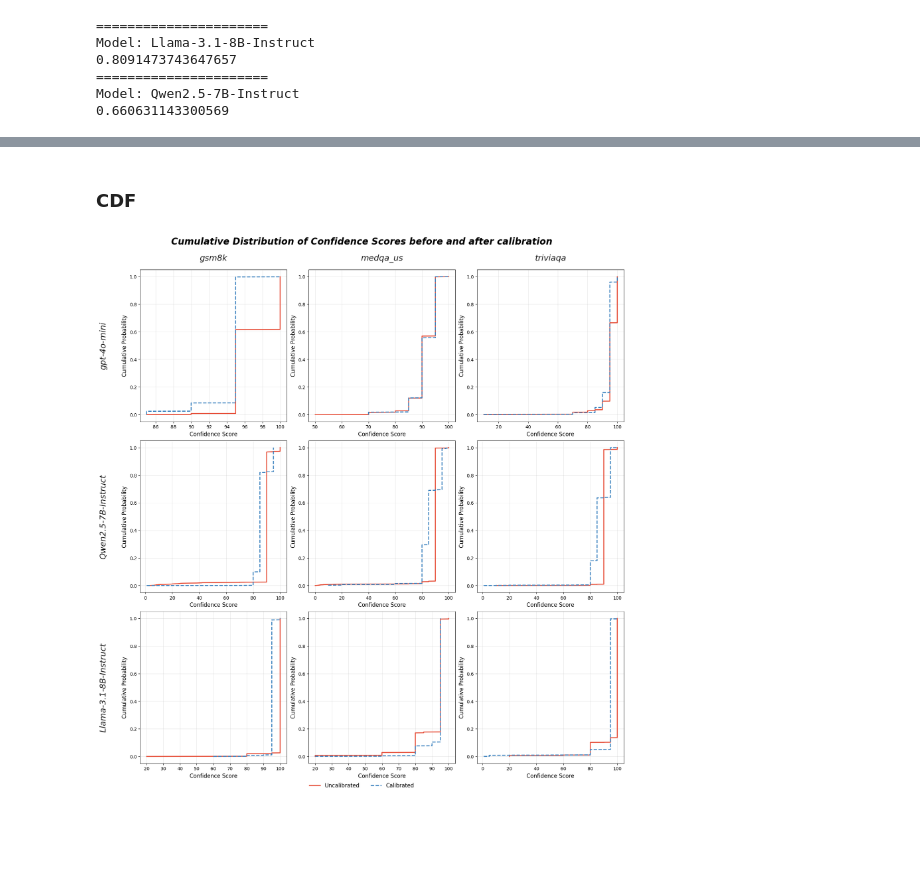
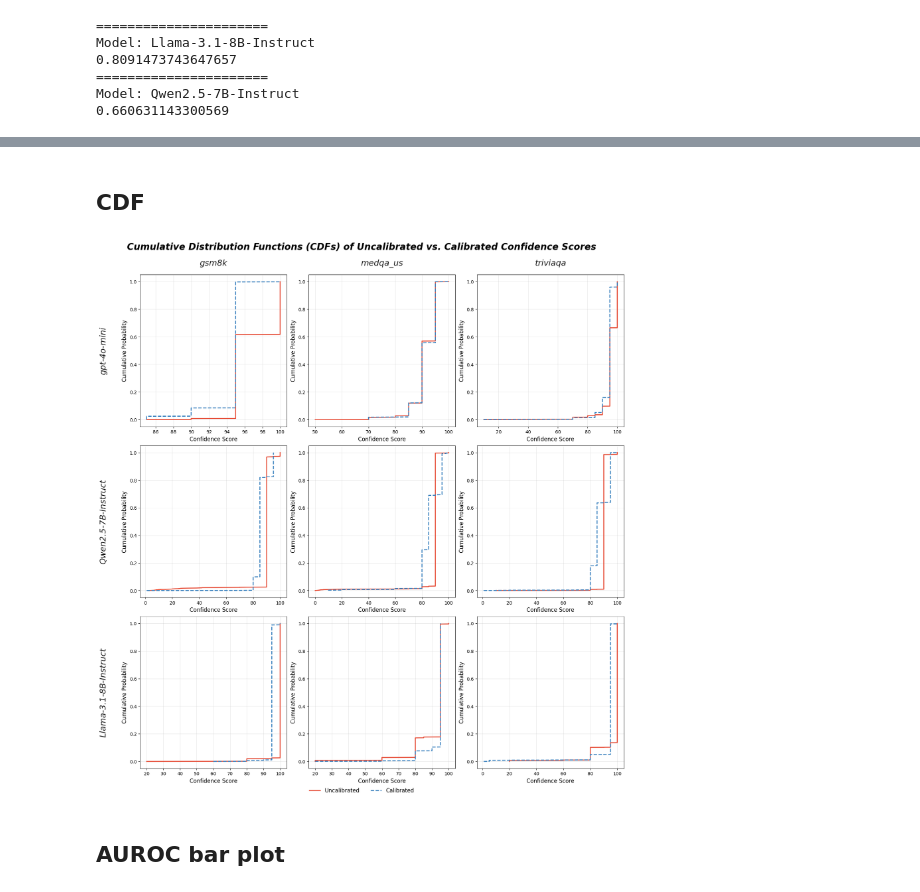
Before and after one commit to Muqi1029/UQ-ConformalPrediction, a Jupyter notebook: benchmark/analyze.ipynb, the cells around one changed output, grey strips where cells are left out. Saved outputs shown, nothing was run; the diff lists cells and outputs as text; code cells hidden in the pictures; blank space fills up the shorter version.

Commit message:
add auto analyze, plot

```diff
--- a/benchmark/analyze.ipynb
+++ b/benchmark/analyze.ipynb
@@ -36,5 +117,5 @@ Model: Qwen2.5-7B-Instruct
 # %% [markdown]
-### CDF
+## CDF
 # %%
 LINE_STYLES = {
     "Uncalibrated": {"color": "#E64B35", "linestyle": "-", "lw": 2},
@@ -95,33 +176,35 @@ for i, model_name in enumerate(model_names):
     )
 
 for j, dataset in enumerate(dataset_names):
     axes[0, j].set_title(
         f"{dataset}", fontsize=18, pad=20, fontstyle="italic", alpha=0.9
     )
 
 fig.legend(
     handles=[
         plt.Line2D([], [], **LINE_STYLES["Uncalibrated"]),
         plt.Line2D([], [], **LINE_STYLES["Calibrated"]),
     ],
     labels=["Uncalibrated", "Calibrated"],
     loc="lower center",
     bbox_to_anchor=(0.5, -0.025),  # 调整图例位置到主图上方
     ncol=2,
     fontsize=12,
     frameon=False,
 )
 
 fig.suptitle(
-    "Cumulative Distribution of Confidence Scores before and after calibration",
+    "Cumulative Distribution Functions (CDFs) of Uncalibrated vs. Calibrated Confidence Scores",
     fontsize=20,
     fontweight="bold",
     fontstyle="italic",
     y=1.03,
 )
 fig.savefig("outputs/cdf.pdf", dpi=1000, bbox_inches="tight", pad_inches=0.5)
 
 fig.show()
 # %% [output]
-[figure, old version]
+[figure, new version]
+# %% [markdown]
+## AUROC bar plot
 # %%
```
Also changed, not shown: parts of 6 cells of this notebook, 5 other files.
